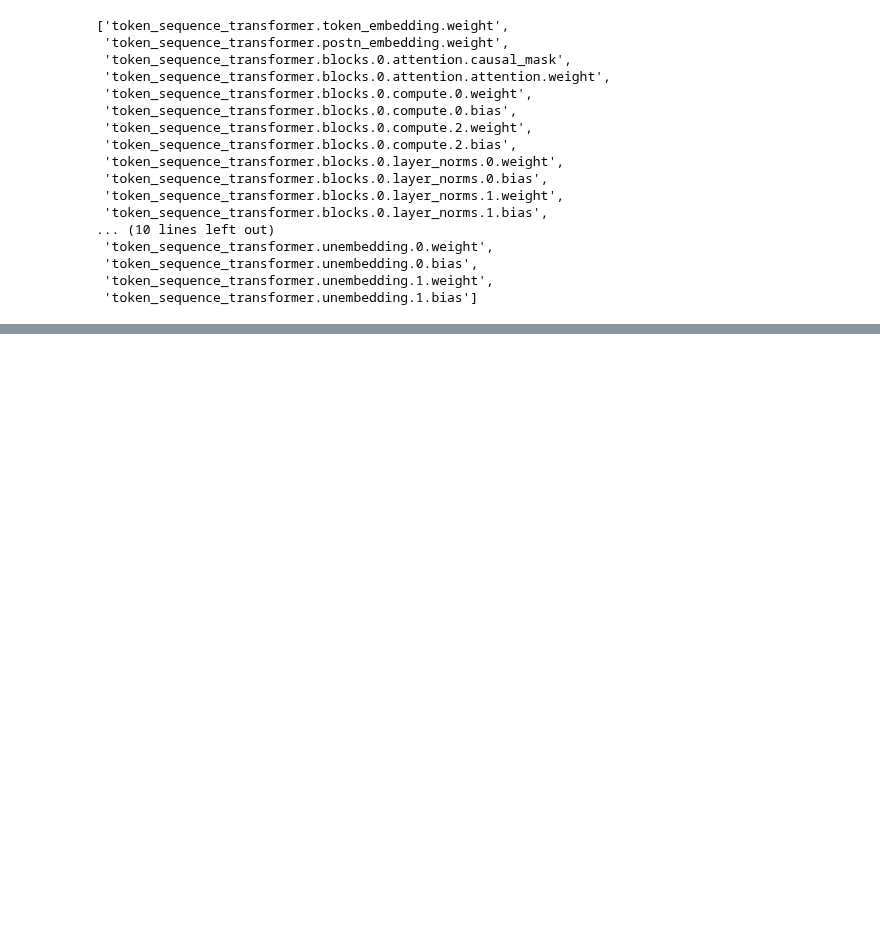
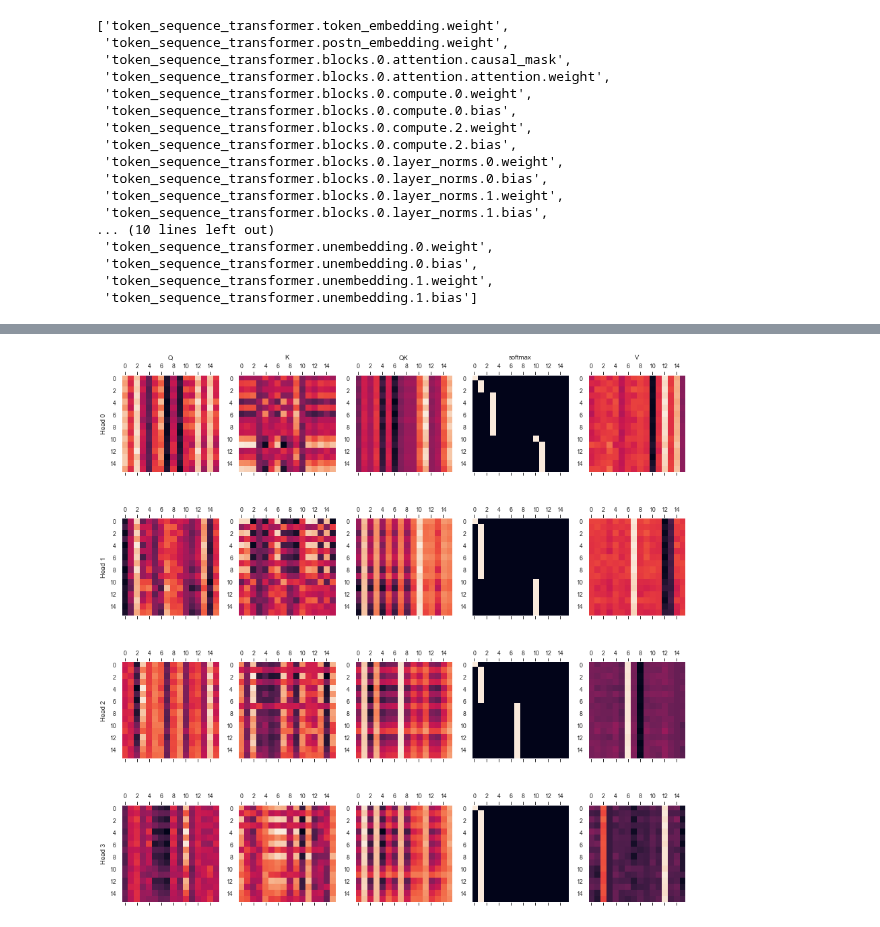
Before and after one commit to timaeus-research/icl, a Jupyter notebook: notebooks/mechinterp.ipynb, the cells around one changed output, grey strips where cells are left out. Cells and saved outputs as stored; diff of their text form; code cells hidden in the pictures; blank space fills up the shorter version.

```diff
--- a/notebooks/mechinterp.ipynb
+++ b/notebooks/mechinterp.ipynb
@@ -482,0 +575,38 @@ get_and_plot_activations(run_3.model, xs=x_trick, ys=y_trick)
+# %%
+from typing import Optional
+
+def separate_attention(qkv, num_heads, batch_size, head_size, num_tokens):
+    return (qkv.view(batch_size, num_tokens, num_heads, 3*head_size)
+            .transpose(-2, -3)
+            .split(head_size, dim=-1))
+
+def plot_matrix(ax, data, title: Optional[str] = None):
+    ax.matshow(data.detach().to("cpu").numpy())
+    ax.grid(None)
+
+    if title is not None:
+        ax.set_title(title)
+
+def plot_attention(axs, data, titles, num_heads):
+    q, k, softmax, v  = data
+    qk = (q.unsqueeze(0) @ k.unsqueeze(0).transpose(-2, -1))[0]
+
+    # Rows for each head
+    # Columns for Q, K, QK, V
+    for j, (name, x) in enumerate(zip(titles, [q, k, qk, softmax, v])):
+        axs[0, j].set_title(name)
+
+        for h in range(num_heads):
+            plot_matrix(axs[h, j], x[h])
+
+    for h in range(num_heads):
+        axs[h, 0].set_ylabel(f"Head {h}")
+
+
+fig, axes = plt.subplots(4, 5, figsize=(15, 15))
+softmax = activations["token_sequence_transformer.blocks.0.attention.attention_softmax"]
+q, k, v = separate_attention(activations["token_sequence_transformer.blocks.0.attention.attention"], 4, len(run.evaluator.pretrain_xs), 16, 16)
+attn = [q[0], k[0], softmax[0], v[0]]
+plot_attention(axes, attn, ["Q", "K", "QK", "softmax", "V"], num_heads=4)
+# %% [output]
+[figure, added]
```
Also changed, not shown: parts of 16 cells of this notebook, 8 other files.
